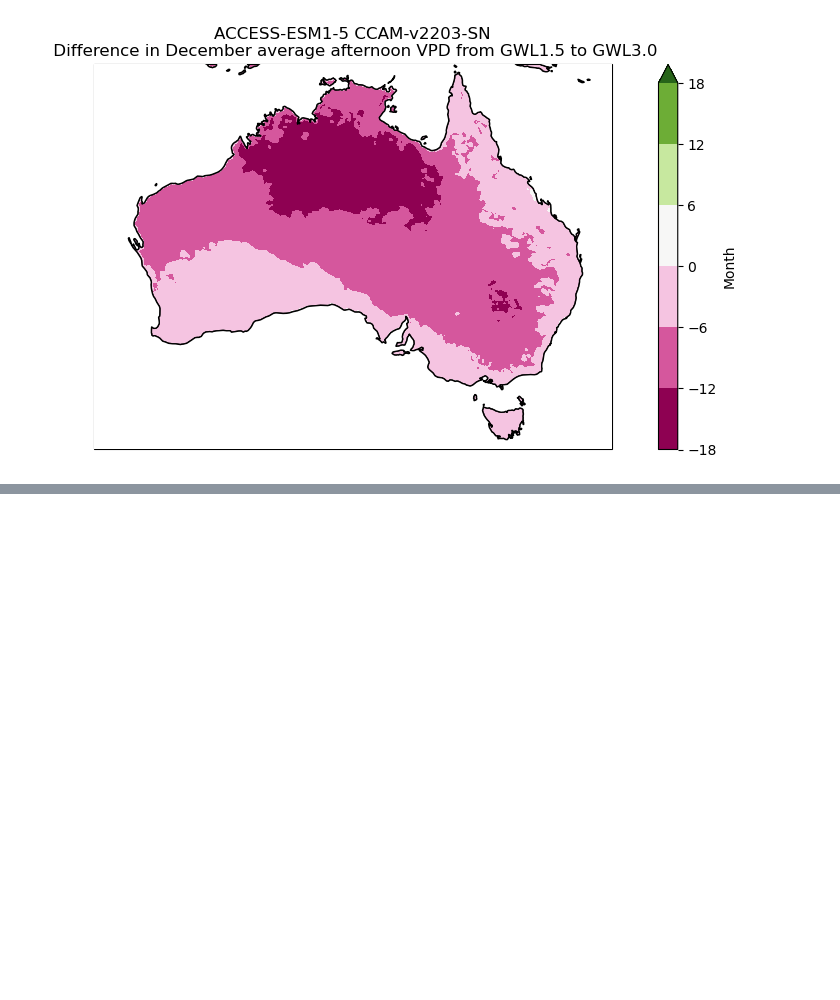
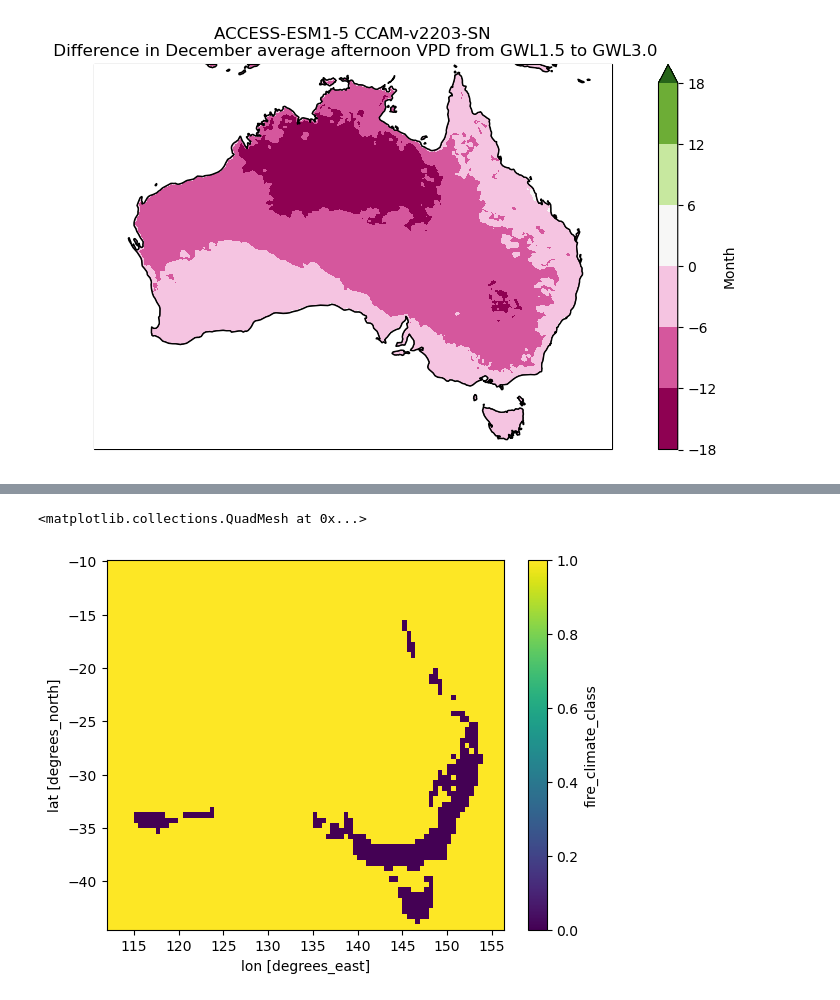
Before and after one commit to nb-bom/VPD, a Jupyter notebook: testing vpd files.ipynb, the cells around one changed output, grey strips where cells are left out. Saved outputs shown, nothing was run; the diff lists cells and outputs as text; code cells hidden in the pictures; blank space fills up the shorter version.

```diff
--- a/testing vpd files.ipynb
+++ b/testing vpd files.ipynb
@@ -275,0 +343,7 @@ for m in range(12):
+# %%
+forest_area = xr.open_dataset("/g/data/ai05/ae2105/climate_classifications/fire_classes/fire_climate_classes_AGCDv1_1991-2020.nc")
+shading = (((forest_area["fire_climate_class"]==102) + (forest_area["fire_climate_class"]==103)).coarsen(lat=10, boundary="pad").mean().coarsen(lon=10, boundary="pad").mean()<0.1)
+shading.plot()
+# %% [output]
+<matplotlib.collections.QuadMesh at 0x...>
+[figure, added]
```
Also changed, not shown: parts of 16 cells of this notebook.
